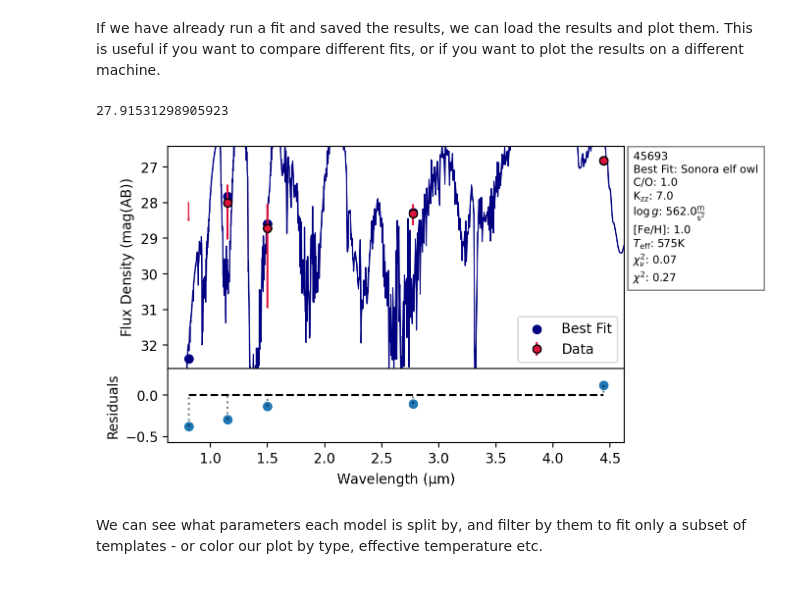
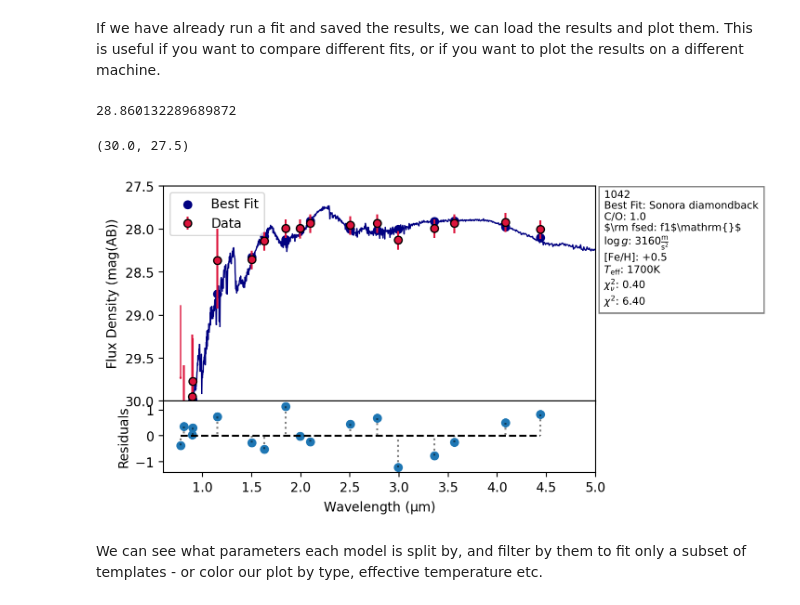
Before and after one commit to tHarvey303/BD-Finder, a Jupyter notebook: examples/chi2_testing.ipynb, the cells around one changed output. Cells and saved outputs as stored; diff of their text form; code cells hidden in the pictures.

```diff
--- a/examples/chi2_testing.ipynb
+++ b/examples/chi2_testing.ipynb
@@ -82,11 +90,16 @@ Here we plot the best fit and residuals for the galaxy at position 45693 in the
 If we have already run a fit and saved the results, we can load the results and plot them. This is useful if you want to compare different fits, or if you want to plot the results on a different machine.
 # %%
 s.load_results_from_pickle('fit_results.pkl')
-# %%
-fig, ax = s.plot_fit(45693, flux_unit=u.ABmag);
-# %% [output]
-27.91531298905923
-[figure, removed]
+# %%
+fig, ax = s.plot_fit(1042, flux_unit=u.ABmag)
+ax[0].set_xlim(0.6, 5.0)
+ax[0].set_ylim(30., 27.5)
+#ax[0].set_ylim
+# 45693
+# %% [output]
+28.860132289689872
+(30.0, 27.5)
+[figure, added]
 # %% [markdown]
 We can see what parameters each model is split by, and filter by them to fit only a subset of templates - or color our plot by type, effective temperature etc.
 # %%
```
Also changed, not shown: parts of 5 cells of this notebook, 1 other file.
